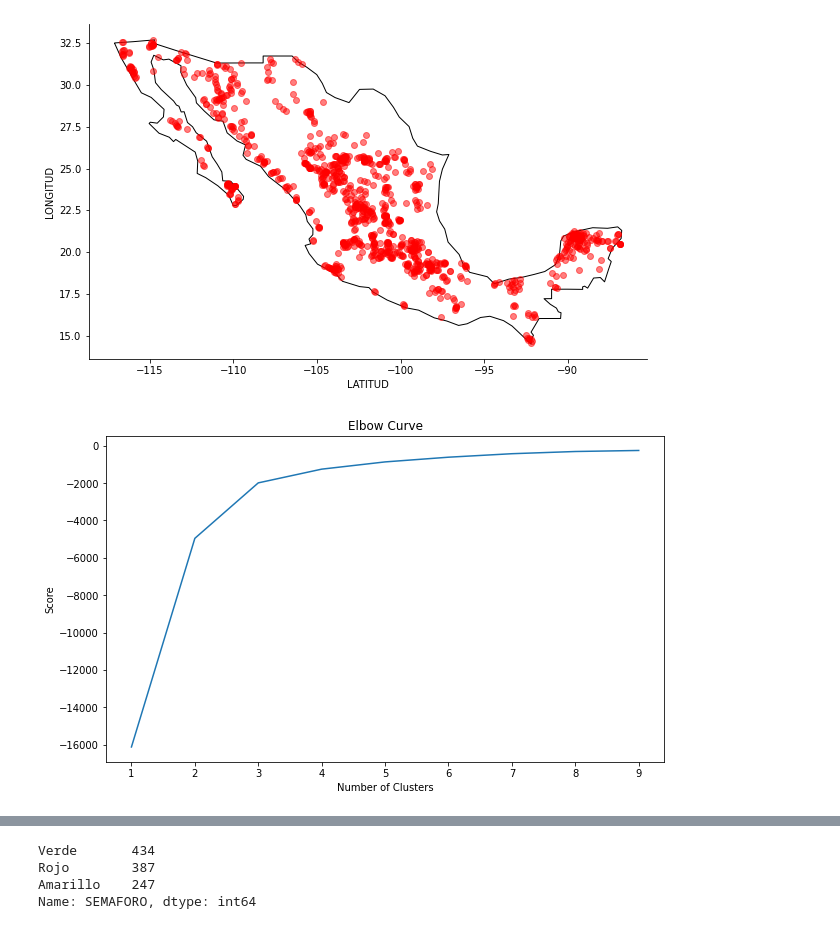
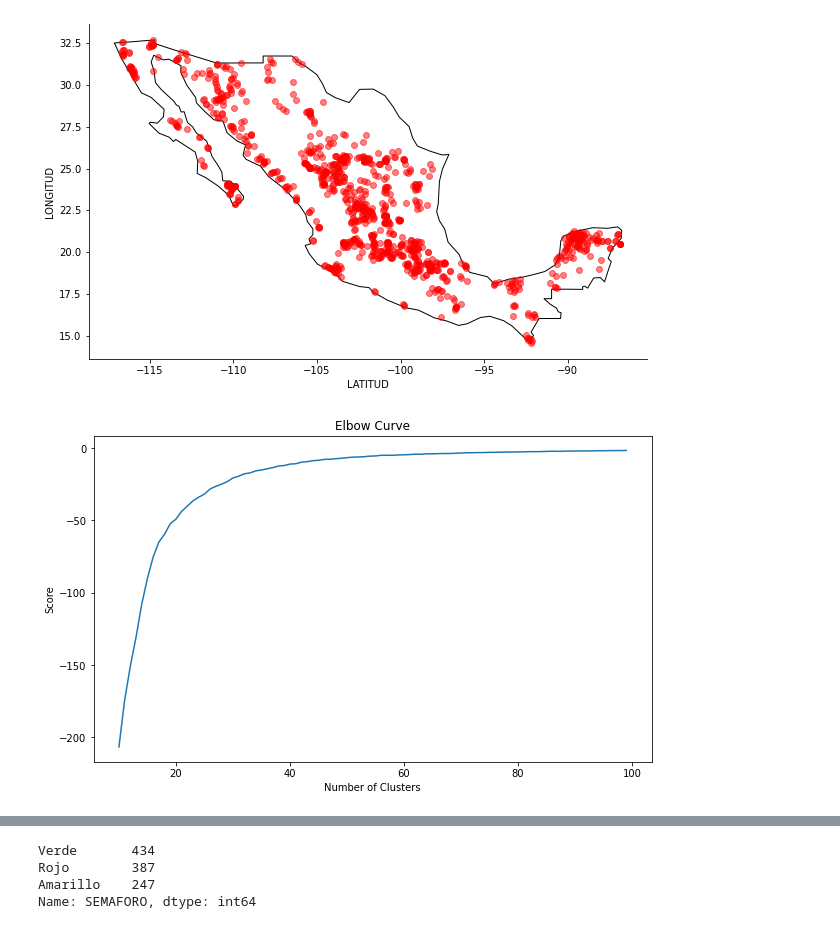
Before and after one commit to PosgradoMNA/actividades-del-projecto-equipo_32, a Jupyter notebook: Aguas_profundas_del_MNA.ipynb, the cells around one changed output, grey strips where cells are left out. Cells and saved outputs as stored; diff of their text form; code cells hidden in the pictures.

```diff
--- a/Aguas_profundas_del_MNA.ipynb
+++ b/Aguas_profundas_del_MNA.ipynb
@@ -643,35 +648,35 @@ from sklearn.cluster import KMeans
 
 #Dia 2. No importa el numero de clusters, asi que haremos le analisis con 3, y si explota, pues regresamos y le aumentamos
 
 #numero_de_closters = range(10,100) #Aqui podemos jugar con el rqango de numero de codos, para ver que no nos de 3 igual que el ejercicio anterio, ese tres como que me saca de onda
-numero_de_closters = range(1,10)
+numero_de_closters = range(10,100)
 mi_kmeans = [KMeans(n_clusters=i) for i in numero_de_closters]
 Y_axis = df_ubicacion[['LATITUD']]
 X_axis = df_ubicacion[['LONGITUD']]
 calulo_kmeans = [mi_kmeans[i].fit(Y_axis).score(Y_axis) for i in range(len(mi_kmeans))]
 
 #codito = KneeLocator(X_axis, Y_axis, curve='convex', direction='decreasing')
 
 # Visualize
 #plt.subplots(figsize=(50,15))
 #plt.figure(figsize=(50,6))
 plt.figure(figsize=(10,6))
 plt.plot(numero_de_closters, calulo_kmeans)
 plt.xlabel('Number of Clusters')
 plt.ylabel('Score')
 plt.title('Elbow Curve')
 #plt.vlines(codito.knee,linestyles='dashed')
 #plt.xticks(range(100))
 plt.show()
 
 #kmeans = KMeans(n_clusters = 3, init ='k-means++')
 ## do clustering
 #kmeans.fit(latlong[latlong.columns[0:2]])
 # save results
 #labels = kmeans.labels_
 #labels
 # %% [output]
-[figure, old version]
+[figure, new version]
 # %%
 #Los clusters optimos al parecer son 3, pero como es al gusto, ajustamos a 20. Nos vamos con 3
 #ploteamos los 3 clusters
```
Also changed, not shown: parts of 21 cells of this notebook.
